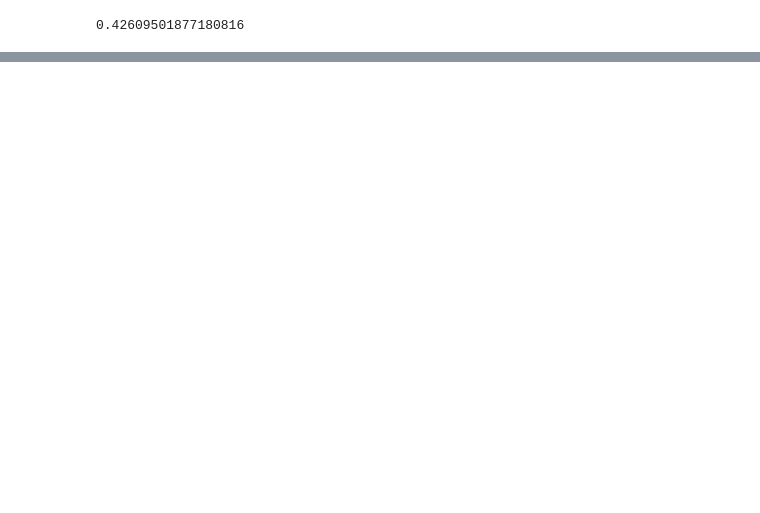
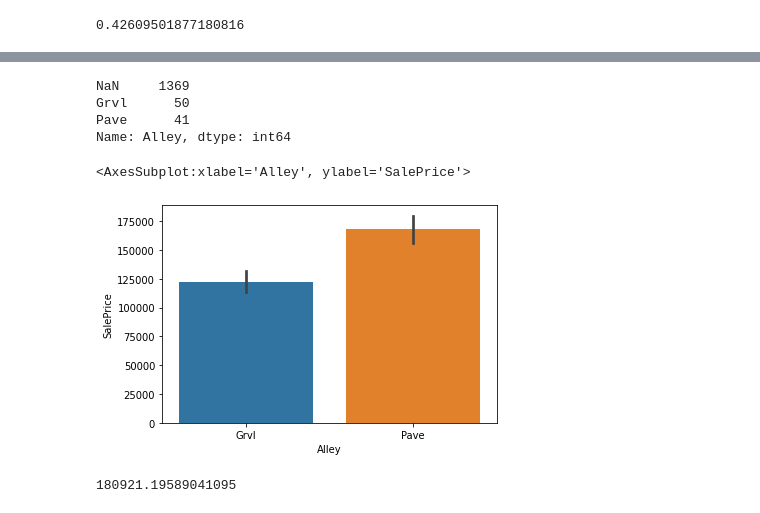
Before and after one commit to gulakkoc/My_Machine_Learning_Practices, a Jupyter notebook: My_Notes/Projects/house-prices_Linear_reg/Linear_Reg_Practice_1.ipynb, the cells around one changed output, grey strips where cells are left out. Saved outputs shown, nothing was run; the diff lists cells and outputs as text; code cells hidden in the pictures; blank space fills up the shorter version.

```diff
--- a/My_Notes/Projects/house-prices_Linear_reg/Linear_Reg_Practice_1.ipynb
+++ b/My_Notes/Projects/house-prices_Linear_reg/Linear_Reg_Practice_1.ipynb
@@ -207,0 +242,16 @@ train.LotFrontage.corr(train.LotArea)
+# %%
+train.Alley.value_counts(dropna = False)
+# %% [output]
+NaN     1369
+Grvl      50
+Pave      41
+Name: Alley, dtype: int64
+# %%
+sns.barplot(x = train.Alley, y = train.SalePrice)
+# %% [output]
+<AxesSubplot:xlabel='Alley', ylabel='SalePrice'>
+[figure, added]
+# %%
+train.SalePrice.mean()
+# %% [output]
+180921.19589041095
```
Also changed, not shown: parts of 8 cells of this notebook, 1 other file.
